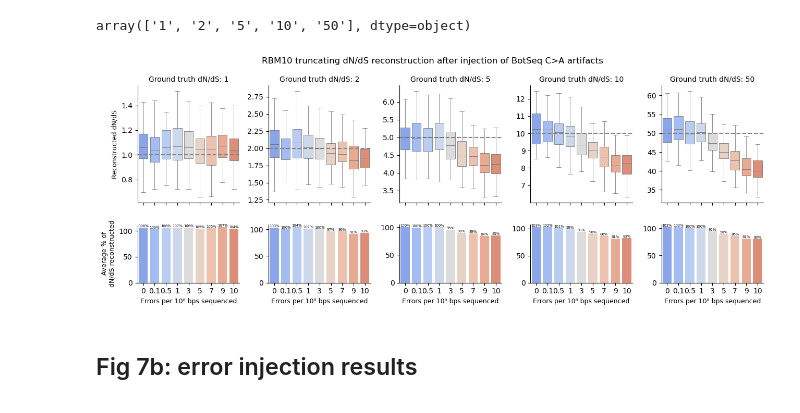
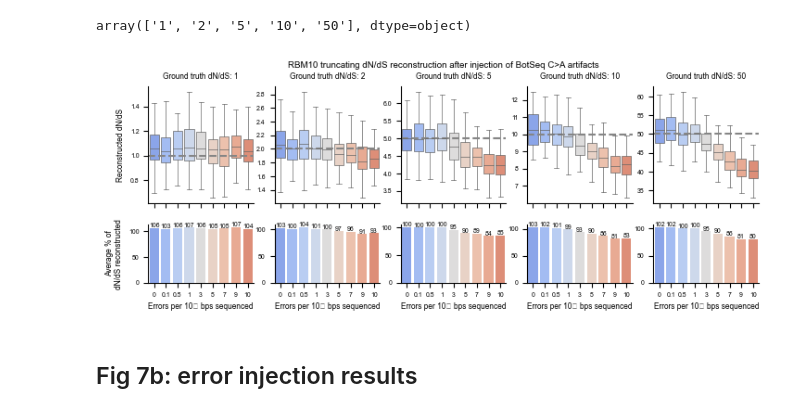
Before and after one commit to bbglab/normal_bladder_paper, a Jupyter notebook: extended/extended7/ExtendedFigure7.ipynb, the cells around one changed output. Cells and saved outputs as stored; diff of their text form; code cells hidden in the pictures.

```diff
--- a/extended/extended7/ExtendedFigure7.ipynb
+++ b/extended/extended7/ExtendedFigure7.ipynb
@@ -31,6 +28,6 @@ from plot_f1 import *
 # %%
-plt.rcParams['legend.handlelength'] = 1
-plt.rcParams['legend.handleheight'] = 1.125
+# plt.rcParams['legend.handlelength'] = 1
+# plt.rcParams['legend.handleheight'] = 1.125
 # %%
 cluster_dir = "/data/bbg"
 
@@ -174,8 +171,9 @@ impact_expl = "truncating"
 artifact_expl = "BOTSEQ_ARTIFACT"
 artifact_title = "BotSeq C>A"
 
-fig, axs = plt.subplots(2, len(omegas), figsize = (13, 5), sharex = True,  gridspec_kw={"height_ratios": [2, 1]})
-fig.suptitle(f"{gene_expl} truncating dN/dS reconstruction after injection of {artifact_title} artifacts")
+fig, axs = plt.subplots(2, len(omegas), figsize = (8.5, 2.746), sharex = True,  gridspec_kw={"height_ratios": [2, 1]})
+fig.suptitle(f"{gene_expl} truncating dN/dS reconstruction after injection of {artifact_title} artifacts",
+fontsize = plots_general_config["title_fontsize"])
 
 plot_df = omega_synsamples_res_df.loc[(omega_synsamples_res_df["gene"] == gene_expl) &
                                     (omega_synsamples_res_df["impact"] == impact_expl) &
@@ -189,66 +187,50 @@ for j, w in enumerate(omegas):
                 order = error_rates,
                 palette = errorrate_palette, ax = axs[i,j],
                 showfliers = False, linewidth = 0.5)
-    # sns.stripplot(plot_df.loc[plot_df["groundtruth_omega"] == w],
-    #             x = "errorate", y = "dnds",
-    #             order = error_rates,
-    #             palette = errorrate_palette, ax = axs[i,j],
-    #             alpha = 0.5,)
     axs[i,j].axhline(y = int(w), color = "#858585", linestyle = "--")
 
     axs[i,j].set_xlabel("")
     axs[i,j].set_ylabel("")
-    axs[i,j].set_title(f"Ground truth dN/dS: {w}", fontsize = 10)
-    axs[i,j].set_xticklabels(["0", "0.1", "0.5", "1", "3", "5", "7", "9", "10"])
+    axs[i,j].set_title(f"Ground truth dN/dS: {w}", fontsize = plots_general_config["xylabel_fontsize"])
+    axs[i,j].set_xticklabels(["0", "0.1", "0.5", "1", "3", "5", "7", "9", "10"],
+                            fontsize = plots_general_config["xyticks_fontsize"])
     if j == 0:
-        axs[i,j].set_ylabel("Reconstructed dN/dS", fontsize = 9)
-    # axs[i,j].legend_.remove()
+        axs[i,j].set_ylabel("Reconstructed dN/dS", fontsize = plots_general_config["xylabel_fontsize"])
+    axs[i,j].tick_params(axis='y', labelsize = plots_general_config["xyticks_fontsize"])
     axs[i,j].spines["top"].set_visible(False)
     axs[i,j].spines["right"].set_visible(False)
 
 # bottom plots
 i += 1
 for j, w in enumerate(omegas):
     sns.barplot(plot_df.loc[plot_df["groundtruth_omega"] == w].groupby(
         "errorate")["prop_reconstructed_dnds"].median().to_frame("median_prop_reconstructed_dnds").reset_index(),
                 x = "errorate", y = "median_prop_reconstructed_dnds",
                 order = error_rates,
                 palette = errorrate_palette, ax = axs[i,j]
                 )
 
-    axs[i,j].set_xlabel("Errors per 10⁸ bps sequenced", fontsize = 9)
+    axs[i,j].set_xlabel("Errors per 10⁸ bps sequenced", fontsize = plots_general_config["xylabel_fontsize"])
     axs[i,j].set_ylabel("")
-    axs[i,j].set_xticklabels(["0", "0.1", "0.5", "1", "3", "5", "7", "9", "10"])
+    axs[i,j].set_xticklabels(["0", "0.1", "0.5", "1", "3", "5", "7", "9", "10"],
+                            fontsize = plots_general_config["xyticks_fontsize"])
     if j == 0:
-        axs[i,j].set_ylabel("Average % of\ndN/dS reconstructed", fontsize = 9)
-    # axs[i,j].legend_.remove()
+        axs[i,j].set_ylabel("Average % of\ndN/dS reconstructed", fontsize = plots_general_config["xylabel_fontsize"])
+    axs[i,j].tick_params(axis='y', labelsize = plots_general_config["xyticks_fontsize"])
     axs[i,j].spines["top"].set_visible(False)
     axs[i,j].spines["right"].set_visible(False)
 
     for p in axs[i,j].patches:
         height = p.get_height()
-        axs[i,j].text(p.get_x() + p.get_width() / 2, height, f"{height:.0f}%",
-                ha="center", va="bottom", fontsize=5)
+        axs[i,j].text(p.get_x() + p.get_width() / 2, height, f"{height:.0f}",
+                ha="center", va="bottom", fontsize = plots_general_config["annots_fontsize"])
 
-# legend_handles = [Line2D([0], [0], marker='o', color='w', markerfacecolor=errorrate_palette["0"], markersize=8, label='0'),
-#               Line2D([0], [0], marker='o', color='w', markerfacecolor=errorrate_palette["1e-09"], markersize=8, label='0.1'),
-#                      Line2D([0], [0], marker='o', color='w', markerfacecolor=errorrate_palette["5e-09"], markersize=8, label='0.5'),
-#                      Line2D([0], [0], marker='o', color='w', markerfacecolor=errorrate_palette["1e-08"], markersize=8, label='1'),
-#                      Line2D([0], [0], marker='o', color='w', markerfacecolor=errorrate_palette["3e-08"], markersize=8, label='3'),
-#                  Line2D([0], [0], marker='o', color='w', markerfacecolor=errorrate_palette["5e-08"], markersize=8, label='5'),
-#                  Line2D([0], [0], marker='o', color='w', markerfacecolor=errorrate_palette["7e-08"], markersize=8, label='7'),
-#                  Line2D([0], [0], marker='o', color='w', markerfacecolor=errorrate_palette["9e-08"], markersize=8, label='9'),
-#                  Line2D([0], [0], marker='o', color='w', markerfacecolor=errorrate_palette["1e-07"], markersize=8, label='10')]
-# legend = fig.legend(handles=legend_handles, title="Errors per \n10⁸ bp sequenced", loc='upper right', bbox_to_anchor=(1.08, 0.9), fontsize=7,
-#       title_fontsize = 8, ncols = 2, frameon = False, alignment = "center")
-# legend.get_title().set_ha('center')
-
-plt.tight_layout()
+# plt.tight_layout()
 plt.subplots_adjust(hspace=0.25)
-plt.savefig(f"figs/extFig7a.png", dpi = 300, bbox_inches = 'tight')
+plt.savefig(f"figs/extFig7a.pdf", dpi = 300, bbox_inches = 'tight')
 plt.show()
 # %% [output]
-[figure, old version]
+[figure, new version]
 # %% [markdown]
 ## Fig 7b: error injection results
 # %%
```
Also changed, not shown: parts of 4 cells of this notebook, 5 other files.
